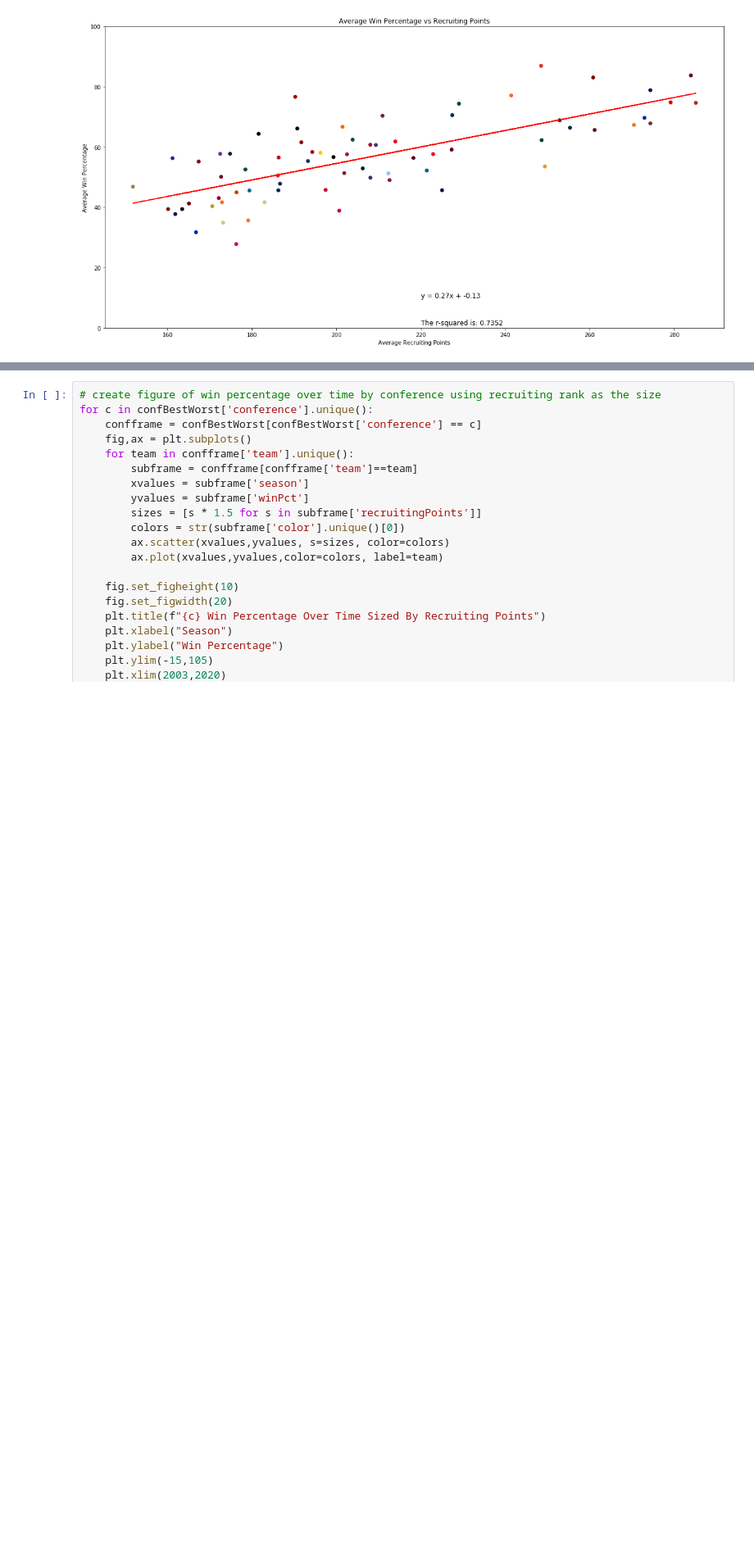
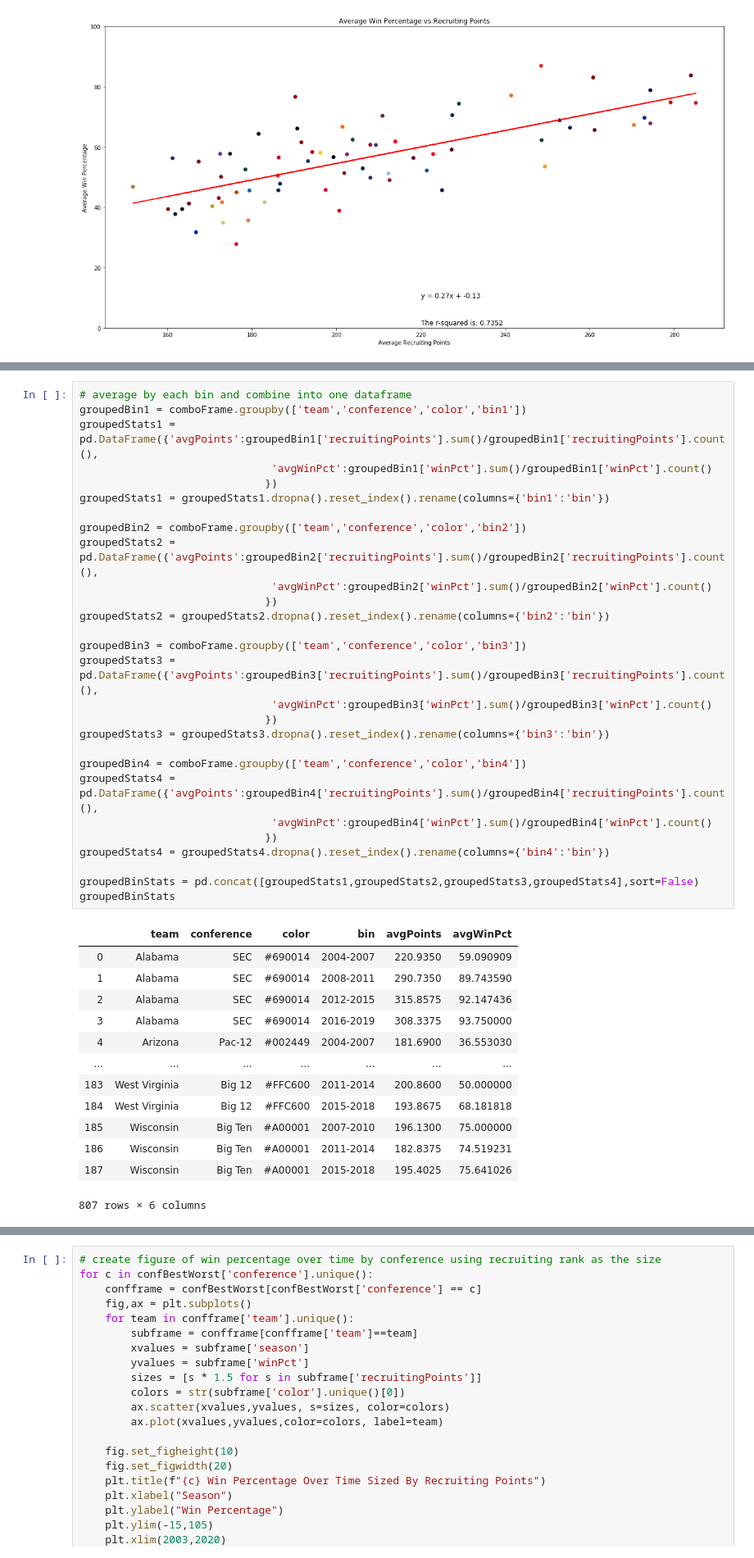
Before and after one commit to bdowd91/Project-1, a Jupyter notebook: recruitingAnalysis.ipynb, the cells around one changed output, grey strips where cells are left out. Shown at 82% size. Drawn from its saved outputs; the diff is of its cells as text; blank space fills up the shorter version.

```diff
--- a/recruitingAnalysis.ipynb
+++ b/recruitingAnalysis.ipynb
@@ -67,0 +101,42 @@ plt.savefig("Figures/AverageWinPctVsRecruitingPts.png")
+# %%
+# average by each bin and combine into one dataframe
+groupedBin1 = comboFrame.groupby(['team','conference','color','bin1'])
+groupedStats1 = pd.DataFrame({'avgPoints':groupedBin1['recruitingPoints'].sum()/groupedBin1['recruitingPoints'].count(),
+                              'avgWinPct':groupedBin1['winPct'].sum()/groupedBin1['winPct'].count()
+                             })
+groupedStats1 = groupedStats1.dropna().reset_index().rename(columns={'bin1':'bin'})
+
+groupedBin2 = comboFrame.groupby(['team','conference','color','bin2'])
+groupedStats2 = pd.DataFrame({'avgPoints':groupedBin2['recruitingPoints'].sum()/groupedBin2['recruitingPoints'].count(),
+                              'avgWinPct':groupedBin2['winPct'].sum()/groupedBin2['winPct'].count()
+                             })
+groupedStats2 = groupedStats2.dropna().reset_index().rename(columns={'bin2':'bin'})
+
+groupedBin3 = comboFrame.groupby(['team','conference','color','bin3'])
+groupedStats3 = pd.DataFrame({'avgPoints':groupedBin3['recruitingPoints'].sum()/groupedBin3['recruitingPoints'].count(),
+                              'avgWinPct':groupedBin3['winPct'].sum()/groupedBin3['winPct'].count()
+                             })
+groupedStats3 = groupedStats3.dropna().reset_index().rename(columns={'bin3':'bin'})
+
+groupedBin4 = comboFrame.groupby(['team','conference','color','bin4'])
+groupedStats4 = pd.DataFrame({'avgPoints':groupedBin4['recruitingPoints'].sum()/groupedBin4['recruitingPoints'].count(),
+                              'avgWinPct':groupedBin4['winPct'].sum()/groupedBin4['winPct'].count()
+                             })
+groupedStats4 = groupedStats4.dropna().reset_index().rename(columns={'bin4':'bin'})
+
+groupedBinStats = pd.concat([groupedStats1,groupedStats2,groupedStats3,groupedStats4],sort=False)
+groupedBinStats
+# %% [output]
+|  | team | conference | color | bin | avgPoints | avgWinPct |
+| 0 | Alabama | SEC | #690014 | 2004-2007 | 220.9350 | 59.090909 |
+| 1 | Alabama | SEC | #690014 | 2008-2011 | 290.7350 | 89.743590 |
+| 2 | Alabama | SEC | #690014 | 2012-2015 | 315.8575 | 92.147436 |
+| 3 | Alabama | SEC | #690014 | 2016-2019 | 308.3375 | 93.750000 |
+| 4 | Arizona | Pac-12 | #002449 | 2004-2007 | 181.6900 | 36.553030 |
+| ... | ... | ... | ... | ... | ... | ... |
+| 183 | West Virginia | Big 12 | #FFC600 | 2011-2014 | 200.8600 | 50.000000 |
+| 184 | West Virginia | Big 12 | #FFC600 | 2015-2018 | 193.8675 | 68.181818 |
+| 185 | Wisconsin | Big Ten | #A00001 | 2007-2010 | 196.1300 | 75.000000 |
+| 186 | Wisconsin | Big Ten | #A00001 | 2011-2014 | 182.8375 | 74.519231 |
+| 187 | Wisconsin | Big Ten | #A00001 | 2015-2018 | 195.4025 | 75.641026 |
+807 rows × 6 columns
```
Also changed, not shown: parts of 3 cells of this notebook, 1 other file.
